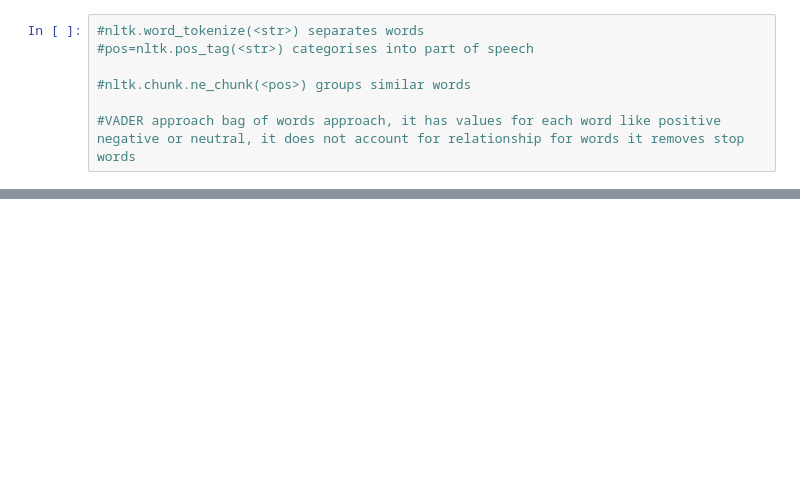
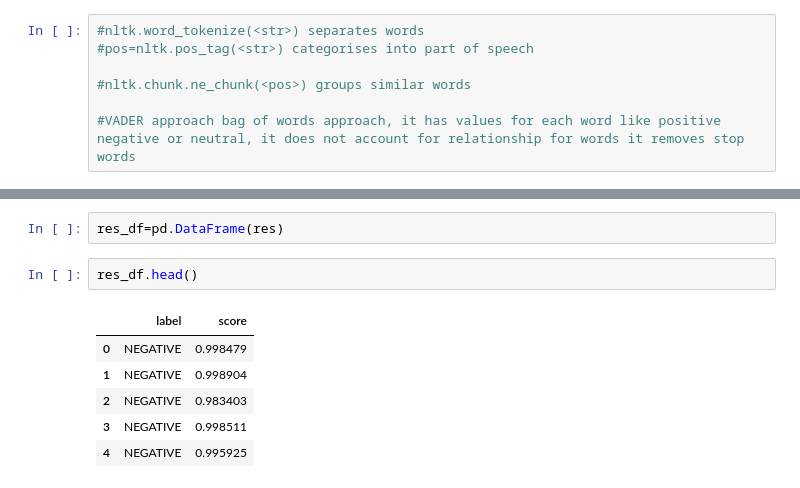
Before and after one commit to ajiteshsi/test_2, a Jupyter notebook: Sentiment_2.ipynb, the cells around one changed output, grey strips where cells are left out. Drawn from its saved outputs; the diff is of its cells as text; blank space fills up the shorter version.

```diff
--- a/Sentiment_2.ipynb
+++ b/Sentiment_2.ipynb
@@ -462,0 +527,11 @@ TypeError: tokens: expected a list of strings, got a string
+# %%
+res_df=pd.DataFrame(res)
+# %%
+res_df.head()
+# %% [output]
+|  | label | score |
+| 0 | NEGATIVE | 0.998479 |
+| 1 | NEGATIVE | 0.998904 |
+| 2 | NEGATIVE | 0.983403 |
+| 3 | NEGATIVE | 0.998511 |
+| 4 | NEGATIVE | 0.995925 |
```
Also changed, not shown: parts of 18 cells of this notebook.
